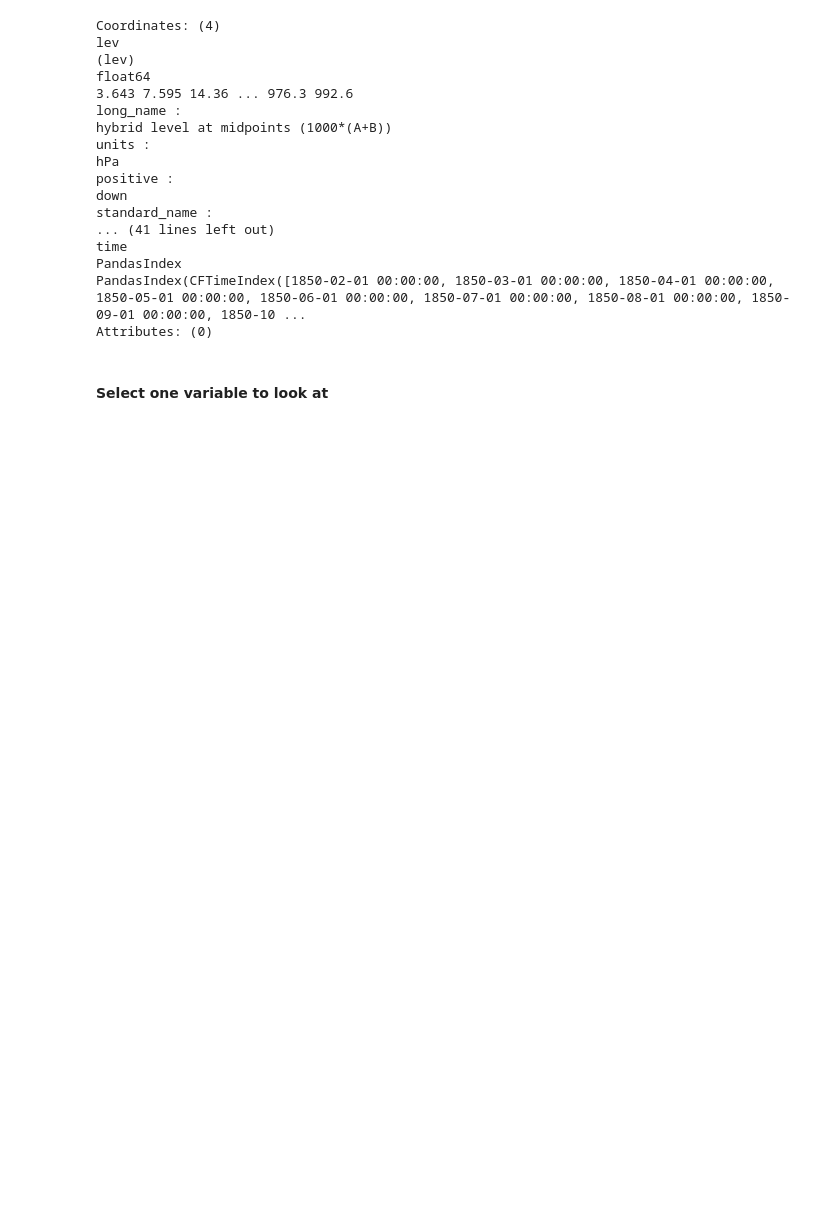
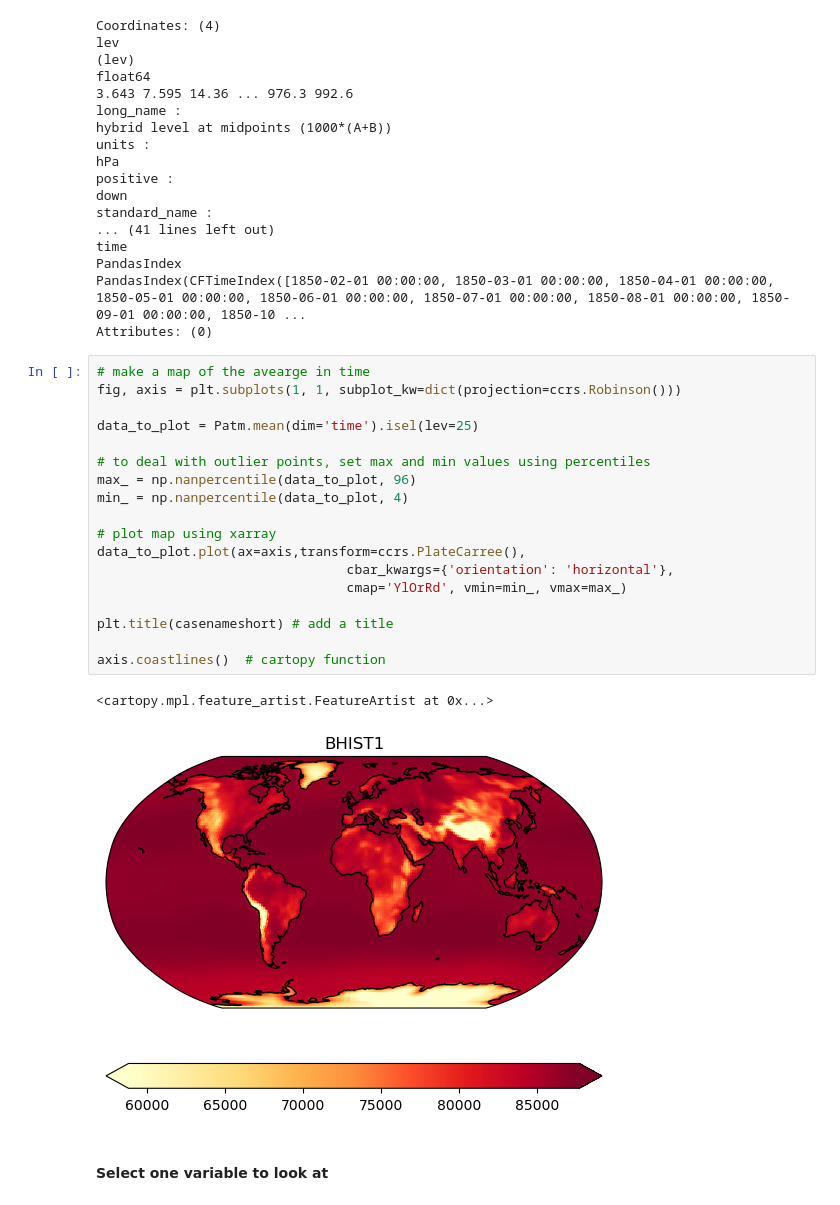
Before and after one commit to NCAR/CESM-emission-driven-run-tutorial, a Jupyter notebook: analysis_notebooks/atmosphericCO2.ipynb, the cells around one changed output. Cells and saved outputs as stored; diff of their text form; blank space fills up the shorter version.

```diff
--- a/analysis_notebooks/atmosphericCO2.ipynb
+++ b/analysis_notebooks/atmosphericCO2.ipynb
@@ -154,6 +149,27 @@ time
 PandasIndex
 PandasIndex(CFTimeIndex([1850-02-01 00:00:00, 1850-03-01 00:00:00, 1850-04-01 00:00:00, 1850-05-01 00:00:00, 1850-06-01 00:00:00, 1850-07-01 00:00:00, 1850-08-01 00:00:00, 1850-09-01 00:00:00, 1850-10 ...
 Attributes: (0)
+# %%
+# make a map of the avearge in time
+fig, axis = plt.subplots(1, 1, subplot_kw=dict(projection=ccrs.Robinson()))
+
+data_to_plot = Patm.mean(dim='time').isel(lev=25)
+
+# to deal with outlier points, set max and min values using percentiles
+max_ = np.nanpercentile(data_to_plot, 96)
+min_ = np.nanpercentile(data_to_plot, 4)
+
+# plot map using xarray
+data_to_plot.plot(ax=axis,transform=ccrs.PlateCarree(),
+                                cbar_kwargs={'orientation': 'horizontal'},
+                                cmap='YlOrRd', vmin=min_, vmax=max_)
+
+plt.title(casenameshort) # add a title
+
+axis.coastlines()  # cartopy function
+# %% [output]
+<cartopy.mpl.feature_artist.FeatureArtist at 0x...>
+[figure, added]
 # %% [markdown]
 #### Select one variable to look at
 # %%
```
Also changed, not shown: parts of 5 cells of this notebook.
